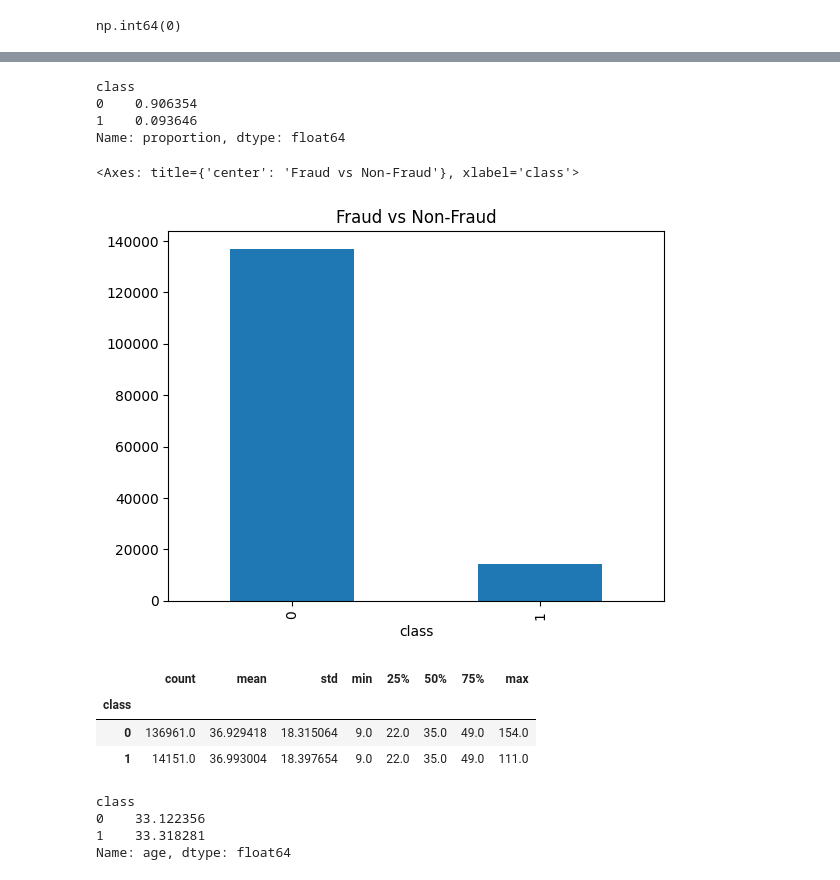
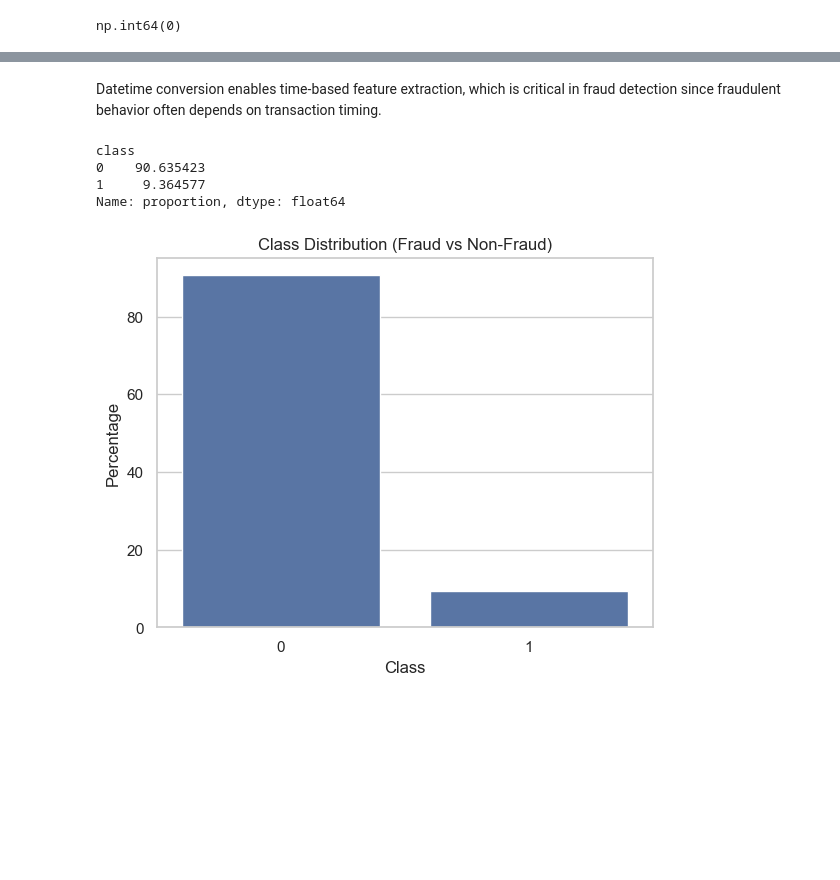
Before and after one commit to fayza-shemsu/fraud-detection, a Jupyter notebook: notebooks/eda-fraud-data.ipynb, the cells around one changed output, grey strips where cells are left out. Saved outputs shown, nothing was run; the diff lists cells and outputs as text; code cells hidden in the pictures; blank space fills up the shorter version.

Commit message:
Final submission: Fraud detection project with full modeling, preprocessing, and evaluation

```diff
--- a/notebooks/eda-fraud-data.ipynb
+++ b/notebooks/eda-fraud-data.ipynb
@@ -13,0 +6,10 @@ fraud_df.head()
+# %%
+import pandas as pd
+import numpy as np
+import matplotlib.pyplot as plt
+import seaborn as sns
+
+sns.set(style="whitegrid")
+
+df = pd.read_csv("../data/raw/Fraud_Data.csv")
+df.head()
@@ -59,0 +81,2 @@ fraud_df = fraud_df.drop_duplicates()
+# %%
+df = df.drop_duplicates()
@@ -60,30 +85,20 @@ fraud_df = fraud_df.drop_duplicates()
 # %%
-fraud_df['signup_time'] = pd.to_datetime(fraud_df['signup_time'])
-fraud_df['purchase_time'] = pd.to_datetime(fraud_df['purchase_time'])
+df['signup_time'] = pd.to_datetime(df['signup_time'])
+df['purchase_time'] = pd.to_datetime(df['purchase_time'])
-# %%
-
-fraud_df['class'].value_counts(normalize=True)
-# %% [output]
-class
-0    0.906354
-1    0.093646
-Name: proportion, dtype: float64
-# %%
-fraud_df['class'].value_counts().plot(kind='bar', title='Fraud vs Non-Fraud')
-# %% [output]
-<Axes: title={'center': 'Fraud vs Non-Fraud'}, xlabel='class'>
-[figure, removed]
-# %%
-fraud_df.groupby('class')['purchase_value'].describe()
-# %% [output]
-|  | count | mean | std | min | 25% | 50% | 75% | max |
-| class |  |  |  |  |  |  |  |  |
-| 0 | 136961.0 | 36.929418 | 18.315064 | 9.0 | 22.0 | 35.0 | 49.0 | 154.0 |
-| 1 | 14151.0 | 36.993004 | 18.397654 | 9.0 | 22.0 | 35.0 | 49.0 | 111.0 |
-# %%
-fraud_df.groupby('class')['age'].mean()
-# %% [output]
-class
-0    33.122356
-1    33.318281
-Name: age, dtype: float64
+# %% [markdown]
+Datetime conversion enables time-based feature extraction, which is critical in fraud detection since fraudulent behavior often depends on transaction timing.
+# %%
+class_dist = df['class'].value_counts(normalize=True) * 100
+print(class_dist)
+
+sns.barplot(x=class_dist.index, y=class_dist.values)
+plt.title("Class Distribution (Fraud vs Non-Fraud)")
+plt.ylabel("Percentage")
+plt.xlabel("Class")
+plt.show()
+# %% [output]
+class
+0    90.635423
+1     9.364577
+Name: proportion, dtype: float64
+[figure, added]
```
Also changed, not shown: parts of 16 cells of this notebook, 6 other files.
